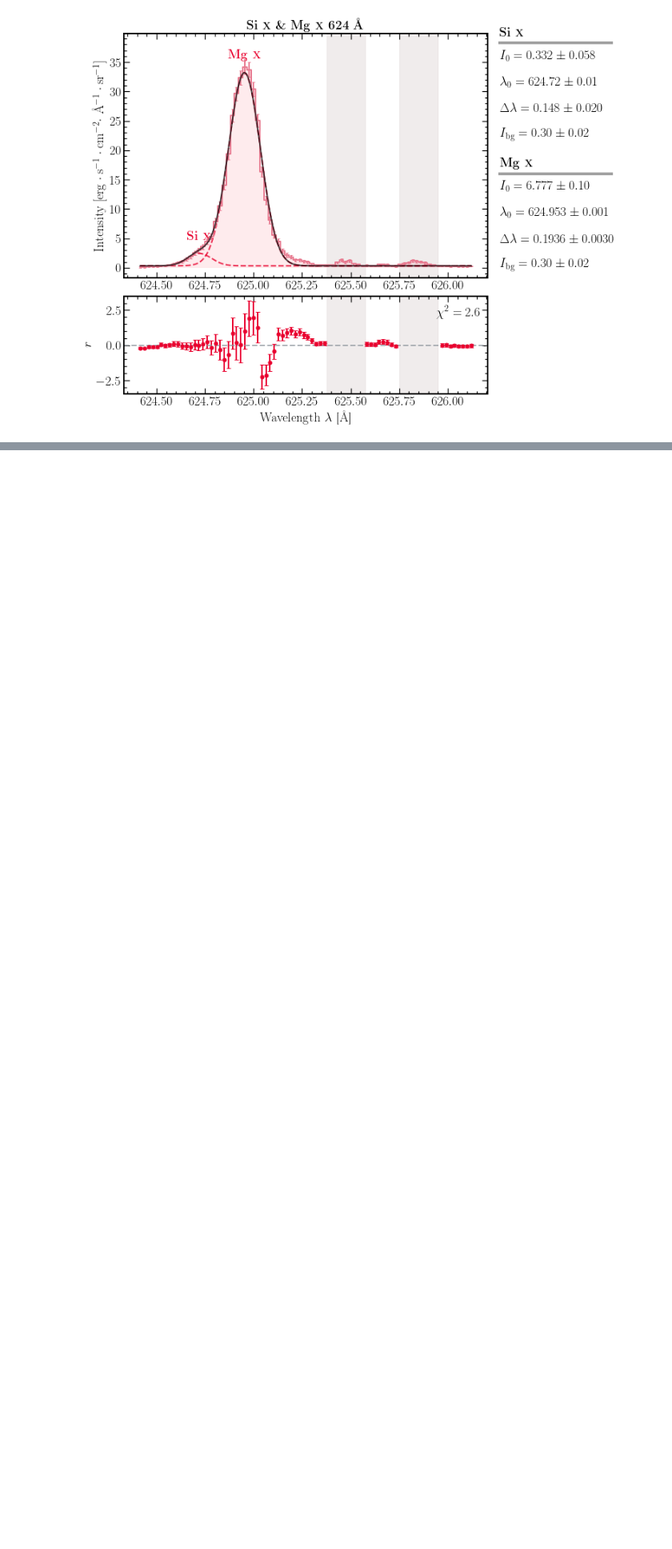
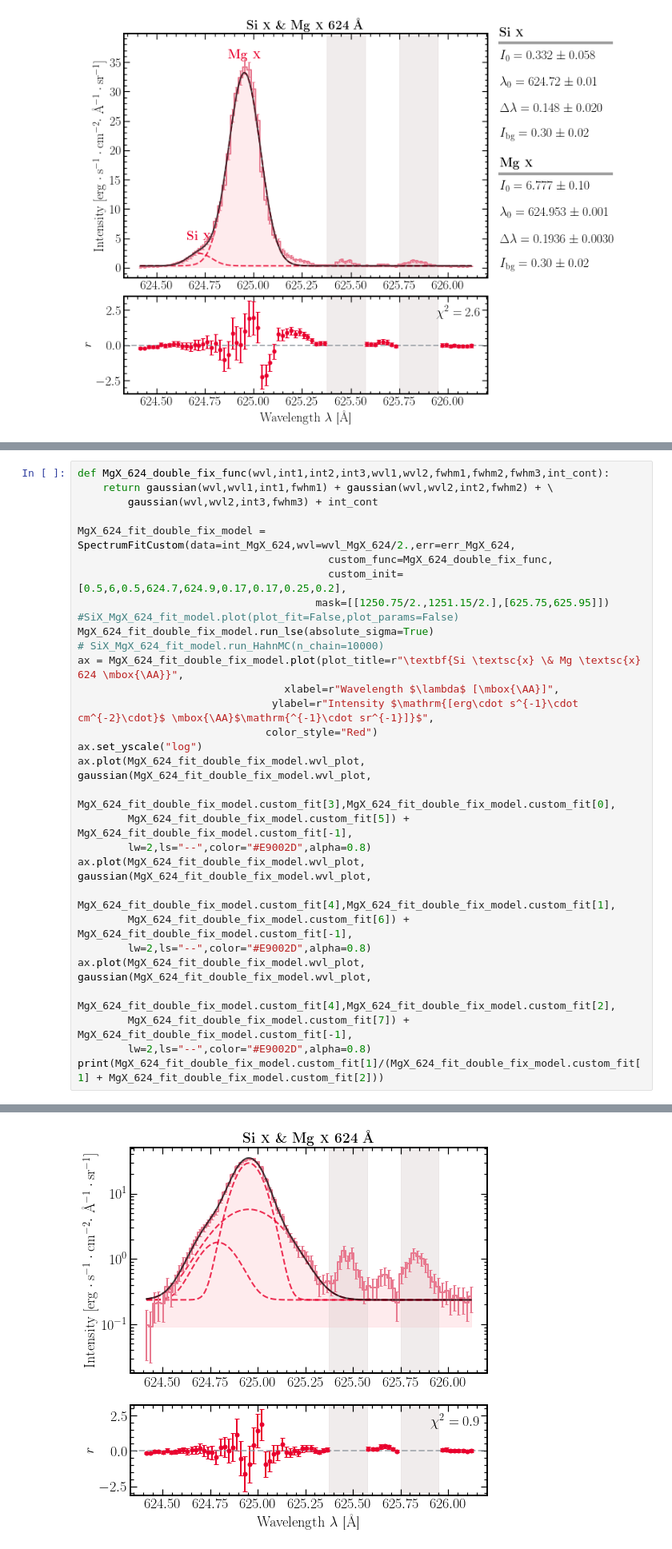
Before and after one commit to yjzhu-solar/EIS_SUMER_PCH_Ti, a Jupyter notebook: ipynb/paper/non_gauss_profile.ipynb, the cells around one changed output, grey strips where cells are left out. Shown at 80% size. Saved outputs shown, nothing was run; the diff lists cells and outputs as text; blank space fills up the shorter version.

```diff
--- a/ipynb/paper/non_gauss_profile.ipynb
+++ b/ipynb/paper/non_gauss_profile.ipynb
@@ -888 +898,32 @@ ax = MgX_624_fit_double_model.plot(plot_title=r"\textbf{Si \textsc{x} \& Mg \tex
 [figure]
+# %%
+def MgX_624_double_fix_func(wvl,int1,int2,int3,wvl1,wvl2,fwhm1,fwhm2,fwhm3,int_cont):
+    return gaussian(wvl,wvl1,int1,fwhm1) + gaussian(wvl,wvl2,int2,fwhm2) + \
+        gaussian(wvl,wvl2,int3,fwhm3) + int_cont
+
+MgX_624_fit_double_fix_model = SpectrumFitCustom(data=int_MgX_624,wvl=wvl_MgX_624/2.,err=err_MgX_624,
+                                        custom_func=MgX_624_double_fix_func,
+                                        custom_init=[0.5,6,0.5,624.7,624.9,0.17,0.17,0.25,0.2],
+                                      mask=[[1250.75/2.,1251.15/2.],[625.75,625.95]])
+#SiX_MgX_624_fit_model.plot(plot_fit=False,plot_params=False)
+MgX_624_fit_double_fix_model.run_lse(absolute_sigma=True)
+# SiX_MgX_624_fit_model.run_HahnMC(n_chain=10000)
+ax = MgX_624_fit_double_fix_model.plot(plot_title=r"\textbf{Si \textsc{x} \& Mg \textsc{x} 624 \mbox{\AA}}",
+                                 xlabel=r"Wavelength $\lambda$ [\mbox{\AA}]",
+                               ylabel=r"Intensity $\mathrm{[erg\cdot s^{-1}\cdot cm^{-2}\cdot}$ \mbox{\AA}$\mathrm{^{-1}\cdot sr^{-1}]}$",
+                              color_style="Red")
+ax.set_yscale("log")
+ax.plot(MgX_624_fit_double_fix_model.wvl_plot, gaussian(MgX_624_fit_double_fix_model.wvl_plot,
+        MgX_624_fit_double_fix_model.custom_fit[3],MgX_624_fit_double_fix_model.custom_fit[0],
+        MgX_624_fit_double_fix_model.custom_fit[5]) + MgX_624_fit_double_fix_model.custom_fit[-1],
+        lw=2,ls="--",color="#E9002D",alpha=0.8)
+ax.plot(MgX_624_fit_double_fix_model.wvl_plot, gaussian(MgX_624_fit_double_fix_model.wvl_plot,
+        MgX_624_fit_double_fix_model.custom_fit[4],MgX_624_fit_double_fix_model.custom_fit[1],
+        MgX_624_fit_double_fix_model.custom_fit[6]) + MgX_624_fit_double_fix_model.custom_fit[-1],
+        lw=2,ls="--",color="#E9002D",alpha=0.8)
+ax.plot(MgX_624_fit_double_fix_model.wvl_plot, gaussian(MgX_624_fit_double_fix_model.wvl_plot,
+        MgX_624_fit_double_fix_model.custom_fit[4],MgX_624_fit_double_fix_model.custom_fit[2],
+        MgX_624_fit_double_fix_model.custom_fit[7]) + MgX_624_fit_double_fix_model.custom_fit[-1],
+        lw=2,ls="--",color="#E9002D",alpha=0.8)
+print(MgX_624_fit_double_fix_model.custom_fit[1]/(MgX_624_fit_double_fix_model.custom_fit[1] + MgX_624_fit_double_fix_model.custom_fit[2]))
+# %% [output]
@@ -889,3 +931,4 @@ ax = MgX_624_fit_double_model.plot(plot_title=r"\textbf{Si \textsc{x} \& Mg \tex
+[figure, added]
 # %%
 def MgX_624_kappa_func(wvl,int1,int2,wvl1,wvl2,fwhm1,fwhm2,kappa,int_cont):
     return gaussian(wvl,wvl1,int1,fwhm1) + \
```
Also changed, not shown: parts of 19 cells of this notebook, 16 other files.
